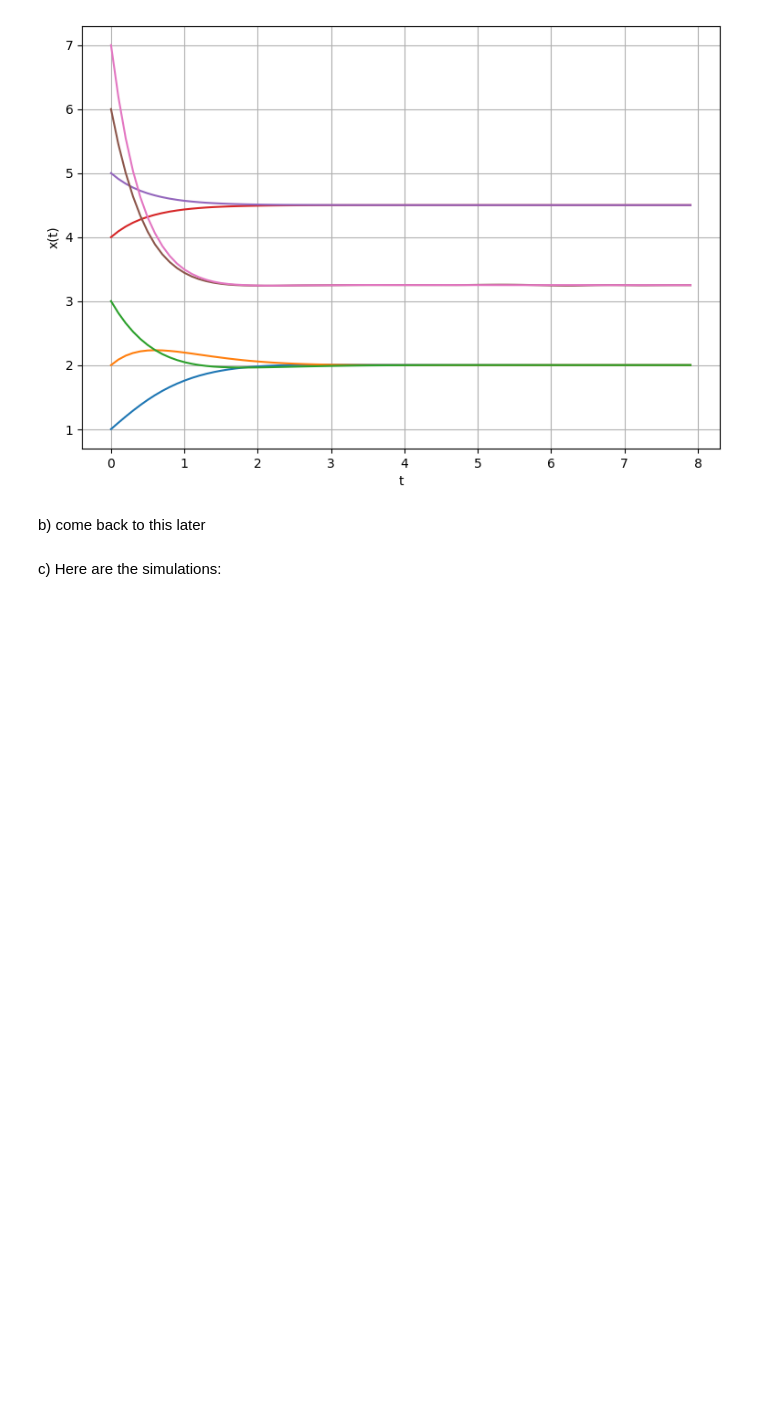
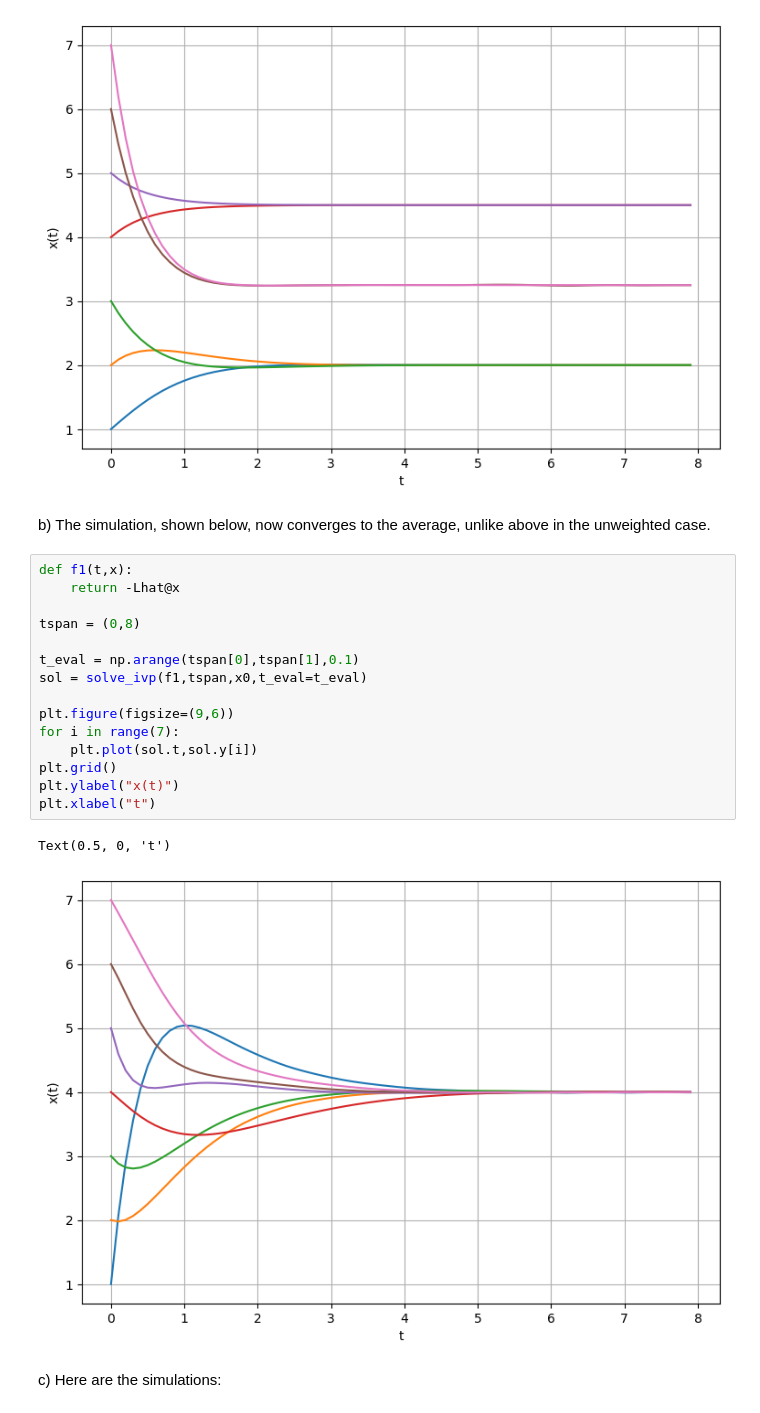
Before and after one commit to valentine-alia/MAE-6870, a Jupyter notebook: HW1_Files/HW1_Template.ipynb, the cells around one changed output. Cells and saved outputs as stored; diff of their text form; blank space fills up the shorter version.

```diff
--- a/HW1_Files/HW1_Template.ipynb
+++ b/HW1_Files/HW1_Template.ipynb
@@ -334,7 +368,25 @@ plt.xlabel("t")
 Text(0.5, 0, 't')
 [figure]
 # %% [markdown]
-b) come back to this later
+b) The simulation, shown below, now converges to the average, unlike above in the unweighted case.
+# %%
+def f1(t,x):
+    return -Lhat@x
+
+tspan = (0,8)
+
+t_eval = np.arange(tspan[0],tspan[1],0.1)
+sol = solve_ivp(f1,tspan,x0,t_eval=t_eval)
+
+plt.figure(figsize=(9,6))
+for i in range(7):
+    plt.plot(sol.t,sol.y[i])
+plt.grid()
+plt.ylabel("x(t)")
+plt.xlabel("t")
+# %% [output]
+Text(0.5, 0, 't')
+[figure, added]
 # %% [markdown]
 c) Here are the simulations:
 # %%
```
Also changed, not shown: parts of 11 cells of this notebook.
